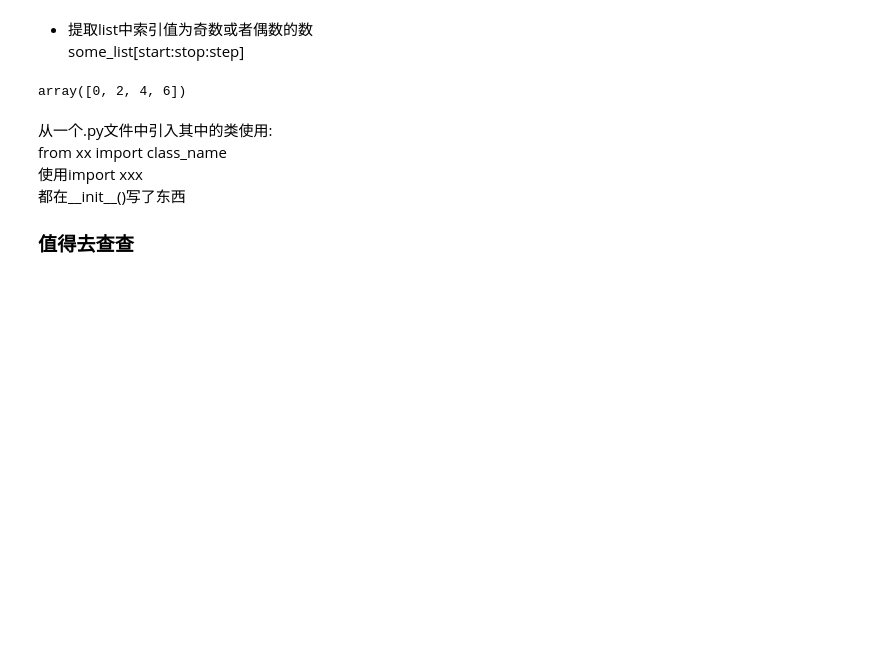
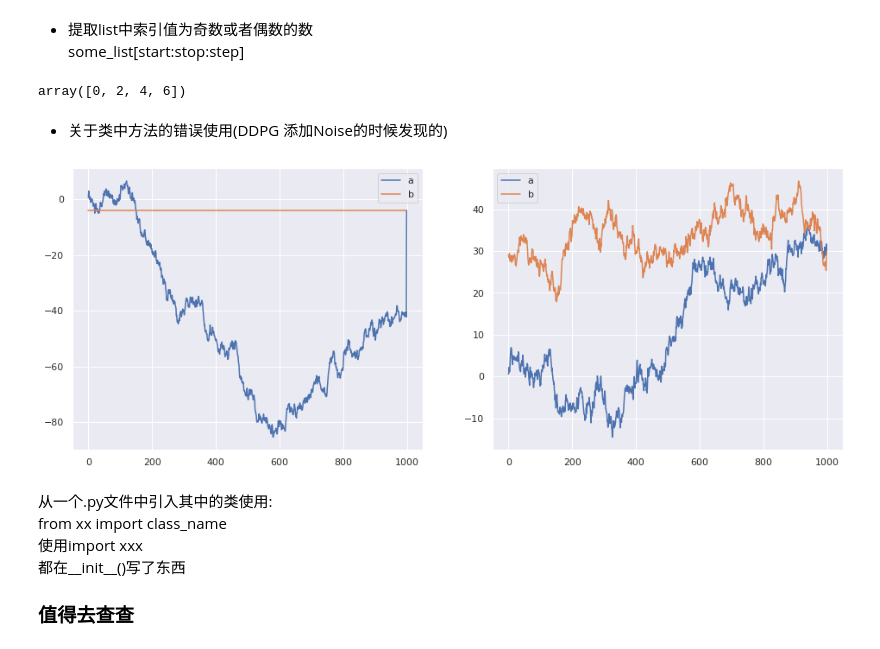
Before and after one commit to sunnyswag/RL_notes_and_codes, a Jupyter notebook: utils.ipynb, the cells around one changed output. Saved outputs shown, nothing was run; the diff lists cells and outputs as text; code cells hidden in the pictures; blank space fills up the shorter version.

```diff
--- a/utils.ipynb
+++ b/utils.ipynb
@@ -254,6 +273,44 @@ the first_list is [1, 2], last_list is [3, 4]
 np.arange(8)[::2]
 # %% [output]
 array([0, 2, 4, 6])
+# %% [markdown]
+* 关于类中方法的错误使用(DDPG 添加Noise的时候发现的)
+# %%
+class Test:
+    def __init__(self):
+        self.state = np.zeros(1)
+
+    def sample_right(self):
+        self.state = self.state + np.random.randn(1)
+        return self.state
+
+    def sample_error(self):
+        self.state += np.random.randn(1)
+        return self.state
+
+plt.figure(figsize=(16, 6))
+
+plt.subplot(121)
+test = Test()
+right_sample = [test.sample_right() for _ in range(1000)]
+error_sample = [test.sample_error() for _ in range(1000)]
+
+plt.plot(right_sample, label="a")
+plt.plot(error_sample, label="b")
+plt.legend()
+
+plt.subplot(122)
+test1 = Test()
+right_sample = [test1.sample_right()[0] for _ in range(1000)]
+error_sample = [test1.sample_error()[0] for _ in range(1000)]
+
+plt.plot(right_sample, label="a")
+plt.plot(error_sample, label="b")
+plt.legend()
+
+plt.show()
+# %% [output]
+[figure, added]
 # %% [markdown]
 从一个.py文件中引入其中的类使用:<br>
 from xx import class_name<br>
```
Also changed, not shown: parts of 10 cells of this notebook, 48 other files.
